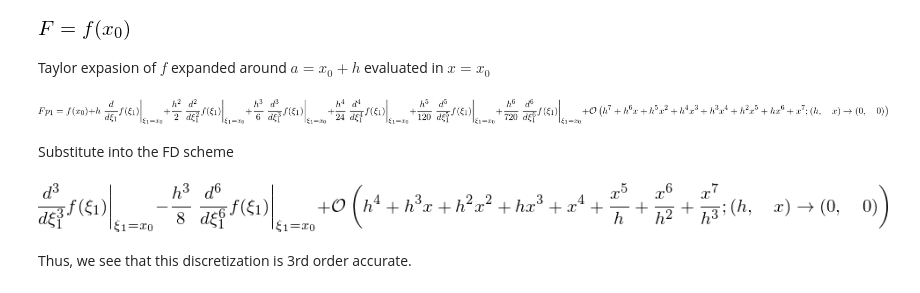
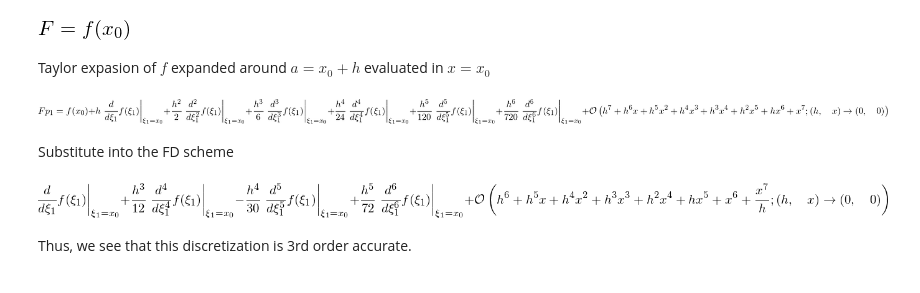
Before and after one commit to CELMA-project/CELMA, a Jupyter notebook: derivations/DDX/BWoneSidedDDXWGhost.ipynb, the cells around one changed output. Drawn from its saved outputs; the diff is of its cells as text; code cells hidden in the pictures.

```diff
--- a/derivations/D3DX3/nonCenteredLastOuterBetweenProcessors3rdOrder.ipynb
+++ b/derivations/DDX/BWoneSidedDDXWGhost.ipynb
@@ -15,8 +15,7 @@ h = symbols('h', positive=True)
 
 f = Function('f')
 
-# Stencils
-stencil = [x-4*h, x-3*h , x-2*h, x-h, x, x+h]
+stencil = [x-2*h, x-h, x, x+h]
 # %% [markdown]
 We are here discretizing the equation
 
@@ -26,6 +25,6 @@ $$ \partial_\rho^3 f$$
 # %%
-fx3 = f(x).diff(x,3)
-fx3FD = as_finite_diff(fx3, stencil)
-display(Eq(symbols('f_x3'), fx3))
-display(Eq(symbols('f^FD_x3'), together(fx3FD)))
+fx = f(x).diff(x)
+fxFD = as_finite_diff(fx, stencil)
+display(Eq(symbols('f_x'), fx))
+display(Eq(symbols('f^FD_x'), together(fxFD)))
 # %% [output]
@@ -90,15 +72,14 @@ display(Eq(symbols('Fp1'),Fp1))
 # %% [markdown]
 Substitute into the FD scheme
 # %%
-fx3FDT = fx3FD.subs([(f(x-4*h), Fm4),
-                     (f(x-3*h), Fm3),
+fxFDT = fxFD.subs([
                      (f(x-2*h), Fm2),
                      (f(x-h)  , Fm1),
                      (f(x)    , F  ),
                      (f(x+h)  , Fp1),
                     ])
-display(simplify(fx3FDT))
+display(simplify(fxFDT))
 # %% [output]
-[figure, old version]
+[figure, new version]
 # %% [markdown]
 Thus, we see that this discretization is 3rd order accurate.
```
Also changed, not shown: parts of 9 cells of this notebook, 3 other files.
